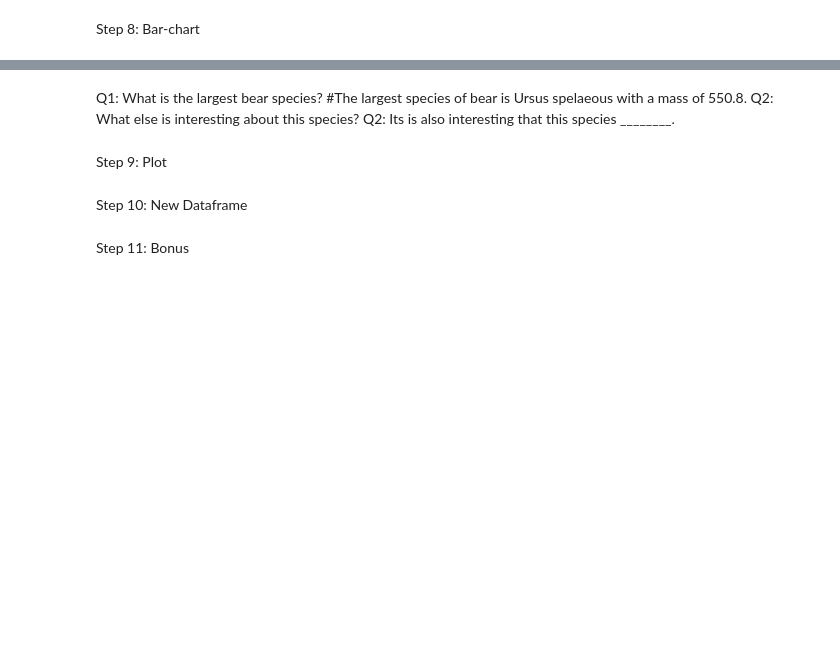
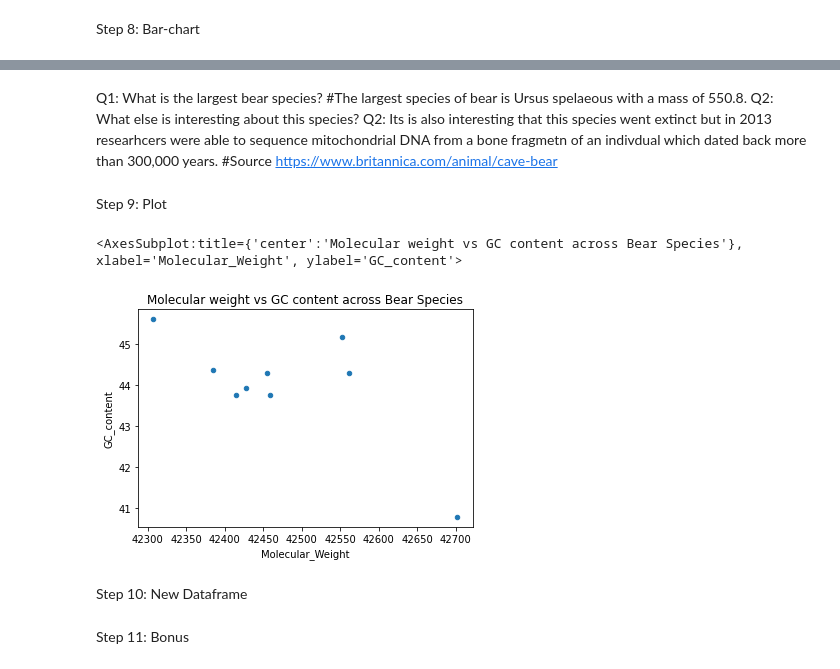
Before and after one commit to czdyrski/BCB546-PythonHW_Spring2021, a Jupyter notebook: BCB546-PythonHW_Spring2021.ipynb, the cells around one changed output, grey strips where cells are left out. Saved outputs shown, nothing was run; the diff lists cells and outputs as text; code cells hidden in the pictures; blank space fills up the shorter version.

```diff
--- a/BCB546-PythonHW_Spring2021.ipynb
+++ b/BCB546-PythonHW_Spring2021.ipynb
@@ -89,23 +90,21 @@ def compute_molecular_weight(aa_seq):
 # %% [markdown]
 Function #5 Computes the GC-content of each DNA sequence
 # %%
-#It takes a DNA sequence and returns the GC content as a double
-#setup loop from this resource
+#Function takes in a DNA sequence and returns the GC content as a double
+#Setup loop from this resource
 #https://www.w3schools.com/python/python_for_loops.asp
 
 def compute_gc_content(dna_seq):
 
+    i = 0
     gc_total = 0
 
     for i in dna_seq:
 
-        if (i == "G" or i == "C"):
+        #Count if nucleotide is either G or C
+        if ((i == "G") or (i == "C")):
             gc_total = gc_total + 1
-            continue
-        else:
-            continue
 
-    print(gc_total)
     #Divide the total GC content by the length of the DNA sequence and multiply it by 100
     gc_content = ((gc_total) / (len(dna_seq))) * 100
 
@@ -137,2 +120,10 @@ AttributeError: 'dict' object has no attribute 'count'
 # %% [markdown]
 Step 6: Add columns
+# %%
+#Used this reosurce to add new column quickly
+#https://re-thought.com/how-to-add-new-columns-in-a-dataframe-in-pandas/
+
+print(bears_df)
+bears_df['Molecular_Weight'] = 'NaN'
+bears_df['GC_content'] = 'NaN'
+print(bears_df)
@@ -143,0 +153,21 @@ Step 7: For loop
+# %%
+#Initialize row variable to the first row
+row = 0
+
+for key, value in cytb_seqs.items():
+
+    aa_seq = translate_function(value)
+
+    #get the molecular weight of aa_seq and fills in dataframe
+    calculated_mol_weight = compute_molecular_weight(aa_seq)
+    bears_df.loc[row, "Molecular_Weight"] = calculated_mol_weight
+
+    #get the GC content of the DNA sequence and fills in dataframe
+    calculated_gc_content = compute_gc_content(value)
+    bears_df.loc[row, "GC_content"] = calculated_gc_content
+
+    #iterate through the rows
+    row = row + 1
+
+    #View dataframe
+print(bears_df)
@@ -149,11 +199,15 @@ bears_df.plot(x = "species", y = "mass", kind = "bar", title = "Mass of each Bea
 Q1: What is the largest bear species?
 #The largest species of bear is Ursus spelaeous with a mass of 550.8.
 Q2: What else is interesting about this species?
-Q2: Its is also interesting that this species ________.
+Q2: Its is also interesting that this species went extinct but in 2013 researhcers were able to sequence mitochondrial DNA from a bone fragmetn of an indivdual which dated back more than 300,000 years.
+#Source https://www.britannica.com/animal/cave-bear
 # %% [markdown]
 Step 9: Plot
 # %%
-bears_df.plot(x = "gc_content", y = "mol_weight", kind = "bar", title = "Molecular weight vs GC content across Bear Species")
+bears_df.plot(x = "Molecular_Weight", y = "GC_content", kind = "scatter", title = "Molecular weight vs GC content across Bear Species")
+# %% [output]
+<AxesSubplot:title={'center':'Molecular weight vs GC content across Bear Species'}, xlabel='Molecular_Weight', ylabel='GC_content'>
+[figure, added]
 # %% [markdown]
 Step 10: New Dataframe
 # %%
```
Also changed, not shown: parts of 16 cells of this notebook.
